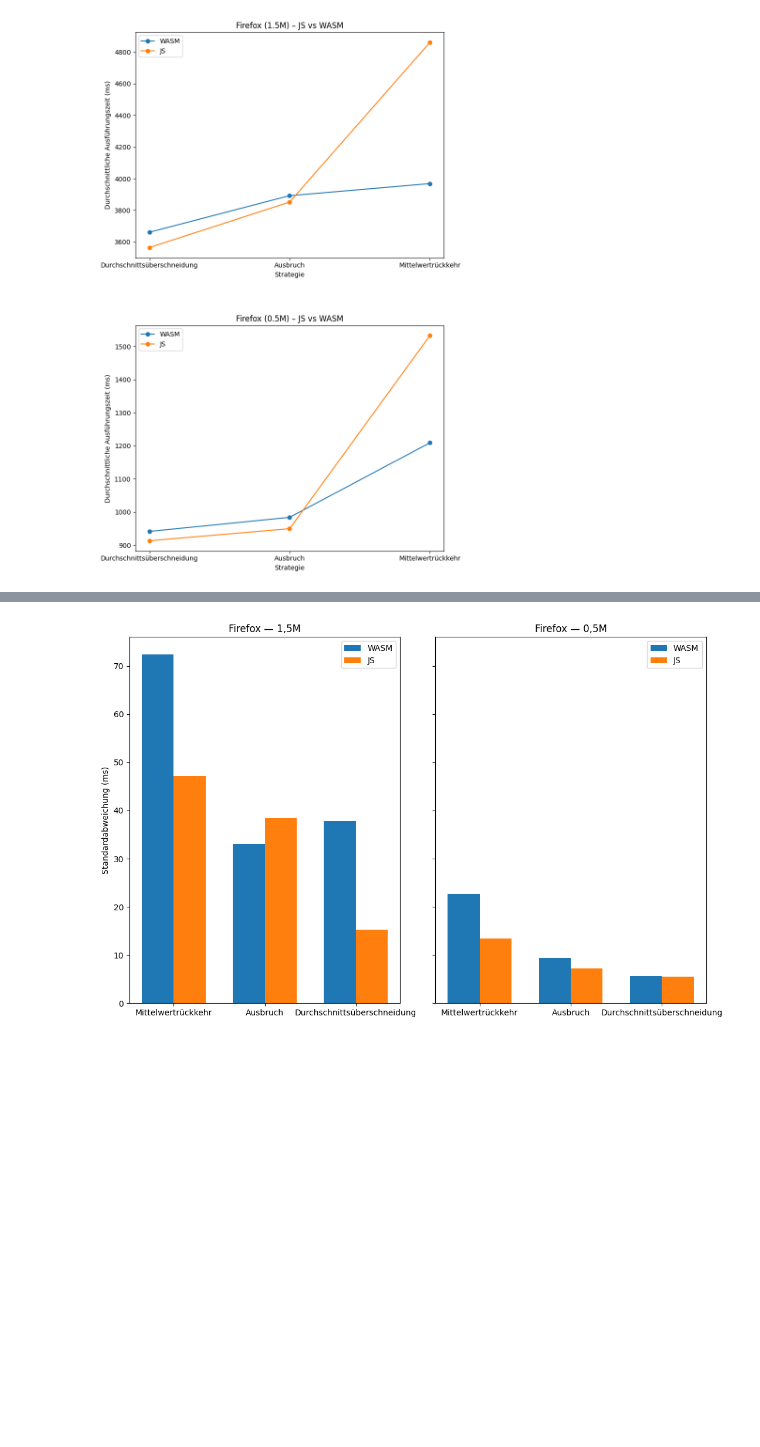
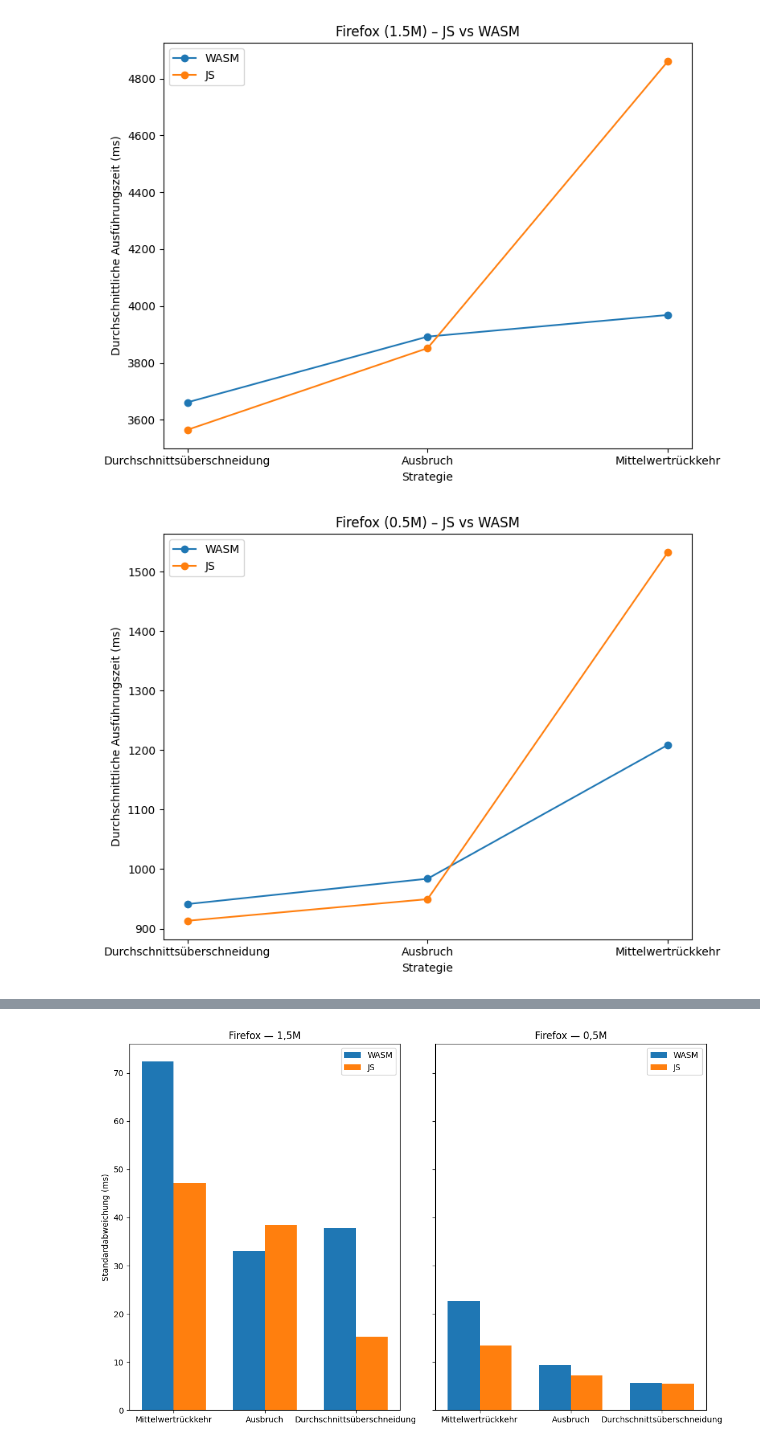
Before and after one commit to Floggergg/Bachelorarbeit2025-26, a Jupyter notebook: WebsiteVorschau/Visulisation/Graphs.ipynb, the cells around one changed output, grey strips where cells are left out. Drawn from its saved outputs; the diff is of its cells as text; code cells hidden in the pictures; blank space fills up the shorter version.

```diff
--- a/WebsiteVorschau/Visulisation/Graphs.ipynb
+++ b/WebsiteVorschau/Visulisation/Graphs.ipynb
@@ -9,52 +9,58 @@ df.loc[(df["Browser"] == "Firefox") & (df["Datenpunkte"] == "1,5M"), cols]
 # %%
 import pandas as pd
 import matplotlib.pyplot as plt
 
 # Load data
 df = pd.read_excel("./Testdaten.xlsx")
 
 def make_pivot(df, datenpunkte):
     filtered = df.loc[
         (df["Browser"] == "Firefox") &
         (df["Datenpunkte"] == datenpunkte),
         ["Strategie", "Sprache", "Mittelwert"]
     ]
-    pivot = filtered.pivot(index="Strategie", columns="Sprache", values="Mittelwert")
-    pivot['Mean_Total'] = pivot.mean(axis=1)
-    # enforce fixed strategy order
-    strategy_order = ['Durchschnittsüberschneidung', 'Ausbruch', 'Mittelwertrückkehr']
+    pivot = filtered.pivot(
+        index="Strategie",
+        columns="Sprache",
+        values="Mittelwert"
+    )
+    pivot["Mean_Total"] = pivot.mean(axis=1)
+
+    strategy_order = [
+        "Durchschnittsüberschneidung",
+        "Ausbruch",
+        "Mittelwertrückkehr",
+    ]
     return pivot.reindex([s for s in strategy_order if s in pivot.index])
+
 
 pivot_15 = make_pivot(df, "1,5M")
 pivot_05 = make_pivot(df, "0,5M")
 
-fig, axes = plt.subplots(2, 1, figsize=(8, 12), sharey=False)
-ymin15 = pivot_15[["WASM", "JS"]].min().min()
-ymax15 = pivot_15[["WASM", "JS"]].max().max()
-ymin05 = pivot_05[["WASM", "JS"]].min().min()
-ymax05 = pivot_05[["WASM", "JS"]].max().max()
+# Diagramm 1: 1.5M
+plt.figure(figsize=(8, 6))
+plt.plot(pivot_15.index, pivot_15["WASM"], marker="o", label="WASM")
+plt.plot(pivot_15.index, pivot_15["JS"], marker="o", label="JS")
+plt.xlabel("Strategie")
+plt.ylabel("Durchschnittliche Ausführungszeit (ms)")
+plt.title("Firefox (1.5M) – JS vs WASM")
+plt.legend()
+plt.tight_layout()
+plt.show()
 
-# Left: 1.5M
-axes[0].plot(pivot_15.index, pivot_15["WASM"], marker="o", label="WASM")
-axes[0].plot(pivot_15.index, pivot_15["JS"], marker="o", label="JS")
-axes[0].set_xlabel("Strategie")
-axes[0].set_ylabel("Durchschnittliche Ausführungszeit (ms)")
-axes[0].set_title("Firefox (1.5M) – JS vs WASM")
-axes[0].legend()
-
-# Right: 0.5M
-axes[1].plot(pivot_05.index, pivot_05["WASM"], marker="o", label="WASM")
-axes[1].plot(pivot_05.index, pivot_05["JS"], marker="o", label="JS")
-axes[1].set_xlabel("Strategie")
-axes[1].set_ylabel("Durchschnittliche Ausführungszeit (ms)")
-axes[1].set_title("Firefox (0.5M) – JS vs WASM")
-axes[1].legend()
-
+# Diagramm 2: 0.5M
+plt.figure(figsize=(8, 6))
+plt.plot(pivot_05.index, pivot_05["WASM"], marker="o", label="WASM")
+plt.plot(pivot_05.index, pivot_05["JS"], marker="o", label="JS")
+plt.xlabel("Strategie")
+plt.ylabel("Durchschnittliche Ausführungszeit (ms)")
+plt.title("Firefox (0.5M) – JS vs WASM")
+plt.legend()
 plt.tight_layout()
-fig.subplots_adjust(hspace=0.3)
 plt.show()
 # %% [output]
-[figure, old version]
+[figure, new version]
+[figure, added]
 # %%
 import pandas as pd
 import matplotlib.pyplot as plt
```
Also changed, not shown: parts of 1 cell of this notebook, 19 other files.
